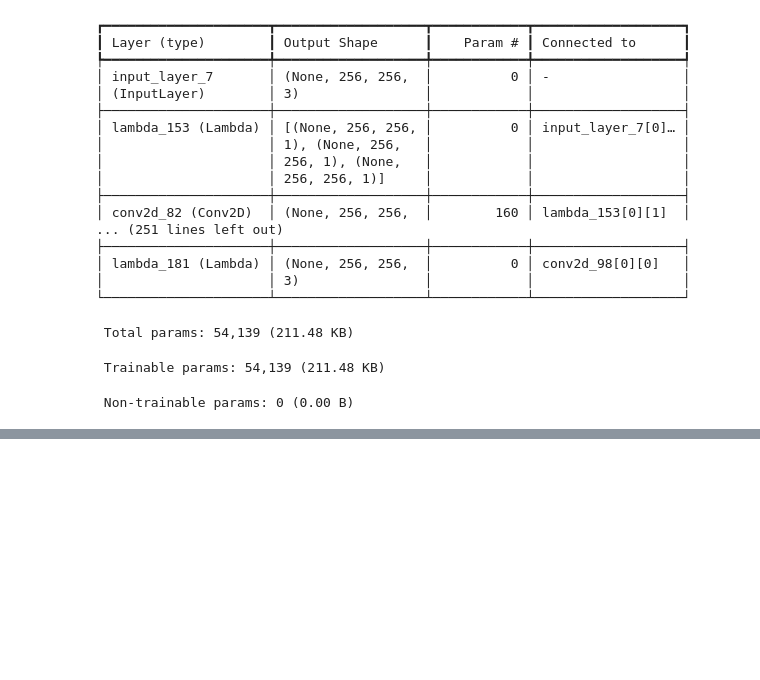
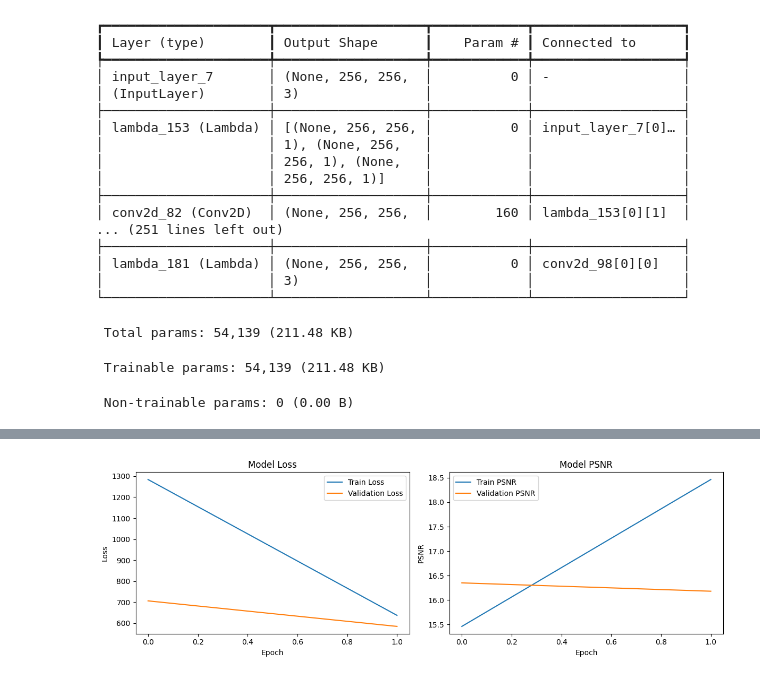
Before and after one commit to kavin-kr/lyt-net, a Jupyter notebook: src/main.ipynb, the cells around one changed output, grey strips where cells are left out. Saved outputs shown, nothing was run; the diff lists cells and outputs as text; code cells hidden in the pictures; blank space fills up the shorter version.

Commit message:
train completed

```diff
--- a/src/main.ipynb
+++ b/src/main.ipynb
@@ -85,8 +85,14 @@ Model: "functional_2"
 # %%
 from loss import *
 import tensorflow as tf
+def psnr_metric(y_true, y_pred):
+    return 40 - psnr_loss(y_true, y_pred)
+
+def ssim_metric(y_true, y_pred):
+    return 1 - ms_ssim_loss(y_true, y_pred)
+
 optimizer = tf.keras.optimizers.Adam(learning_rate=2e-4)
-lyt.compile(optimizer=optimizer, loss=hybrid_loss, metrics=['psnr', 'ssim'])
+lyt.compile(optimizer=optimizer, loss=hybrid_loss, metrics=[psnr_metric, ssim_metric])
 # %%
 checkpoint_callback = tf.keras.callbacks.ModelCheckpoint(
     filepath='best_lyt_model.keras',
@@ -114,25 +122,27 @@ ValueError: Could not interpret metric identifier: psnr
 # %%
 import matplotlib.pyplot as plt
 
 # Plot training history
 plt.figure(figsize=(12, 4))
 plt.subplot(1, 2, 1)
 plt.plot(history.history['loss'], label='Train Loss')
 plt.plot(history.history['val_loss'], label='Validation Loss')
 plt.title('Model Loss')
 plt.xlabel('Epoch')
 plt.ylabel('Loss')
 plt.legend()
 
 plt.subplot(1, 2, 2)
-plt.plot(history.history['psnr'], label='Train PSNR')
-plt.plot(history.history['val_psnr'], label='Validation PSNR')
+plt.plot(history.history['psnr_metric'], label='Train PSNR')
+plt.plot(history.history['val_psnr_metric'], label='Validation PSNR')
 plt.title('Model PSNR')
 plt.xlabel('Epoch')
 plt.ylabel('PSNR')
 plt.legend()
 
 plt.tight_layout()
 plt.show()
+# %% [output]
+[figure, added]
 # %%
 # todo: (in last cell) read all the images that need to be predicted from predict folder and predict the output using trained model and output it in the jupyter notebook
```
Also changed, not shown: parts of 1 cell of this notebook, 1 other file.
